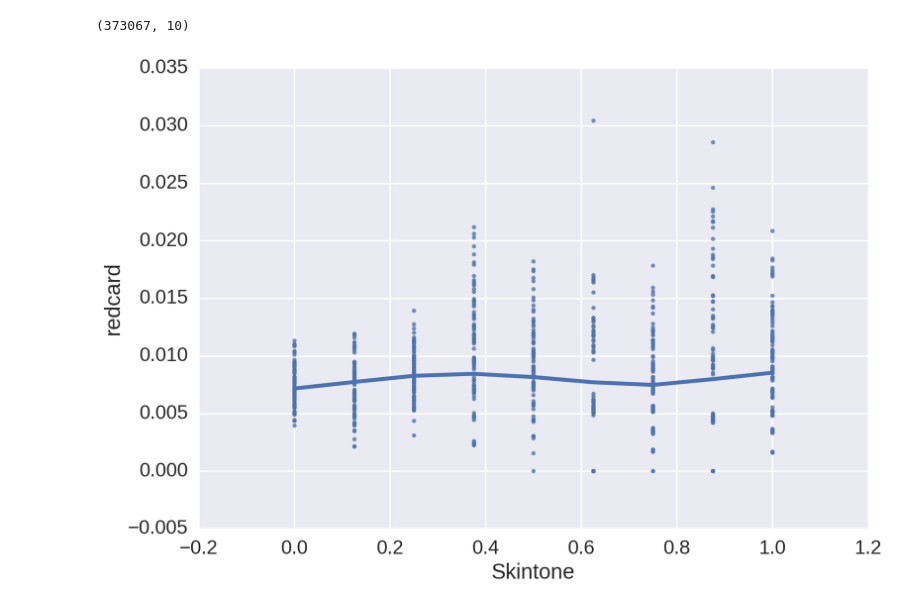
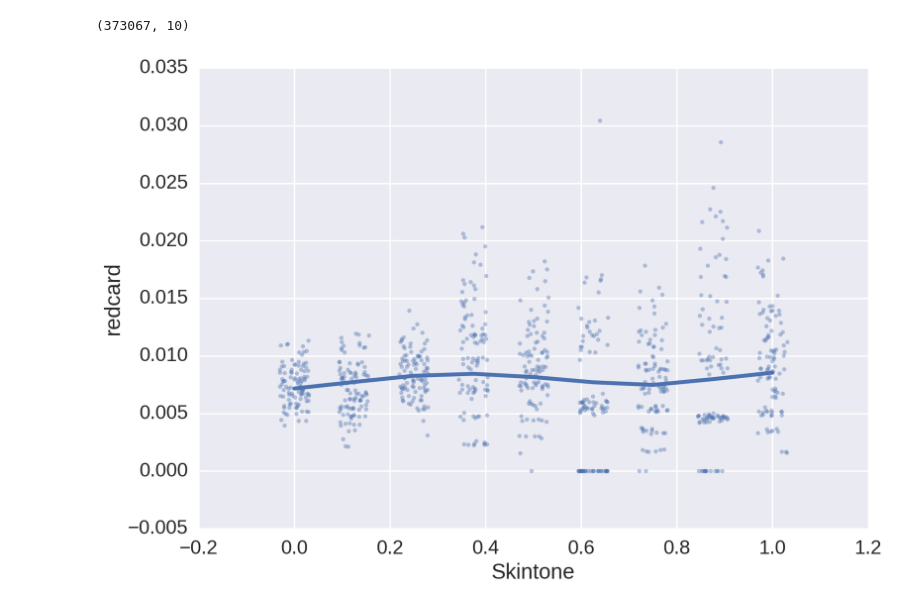
Before and after one commit to cmawer/pycon-2017-eda-tutorial, a Jupyter notebook: notebooks/4-Redcard-final-joins.ipynb, the cells around one changed output. Drawn from its saved outputs; the diff is of its cells as text; code cells hidden in the pictures.

Commit message:
Update boostrap plot with alpha and jitter

```diff
--- a/notebooks/4-Redcard-final-joins.ipynb
+++ b/notebooks/4-Redcard-final-joins.ipynb
@@ -258,9 +258,11 @@ bootstrap = pd.concat([player_ref_game.sample(replace=True,
                        for _ in range(100)])
 # %%
 ax = sns.regplot(bootstrap.index.values,
-            y='redcard',
-            data=bootstrap,
-            lowess=True,)
+                 y='redcard',
+                 data=bootstrap,
+                 lowess=True,
+                 scatter_kws={'alpha':0.4,},
+                 x_jitter=(0.125 / 4.0))
 ax.set_xlabel("Skintone");
 # %% [output]
-[figure, old version]
+[figure, new version]
```
